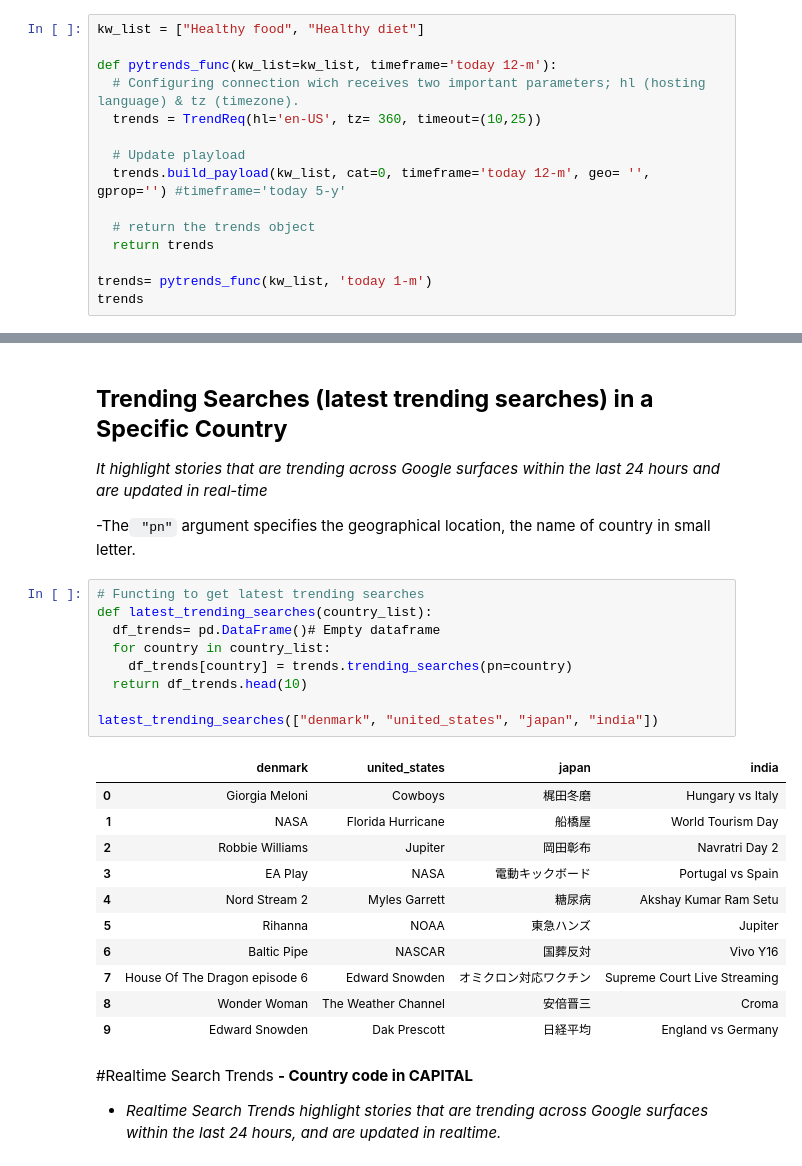
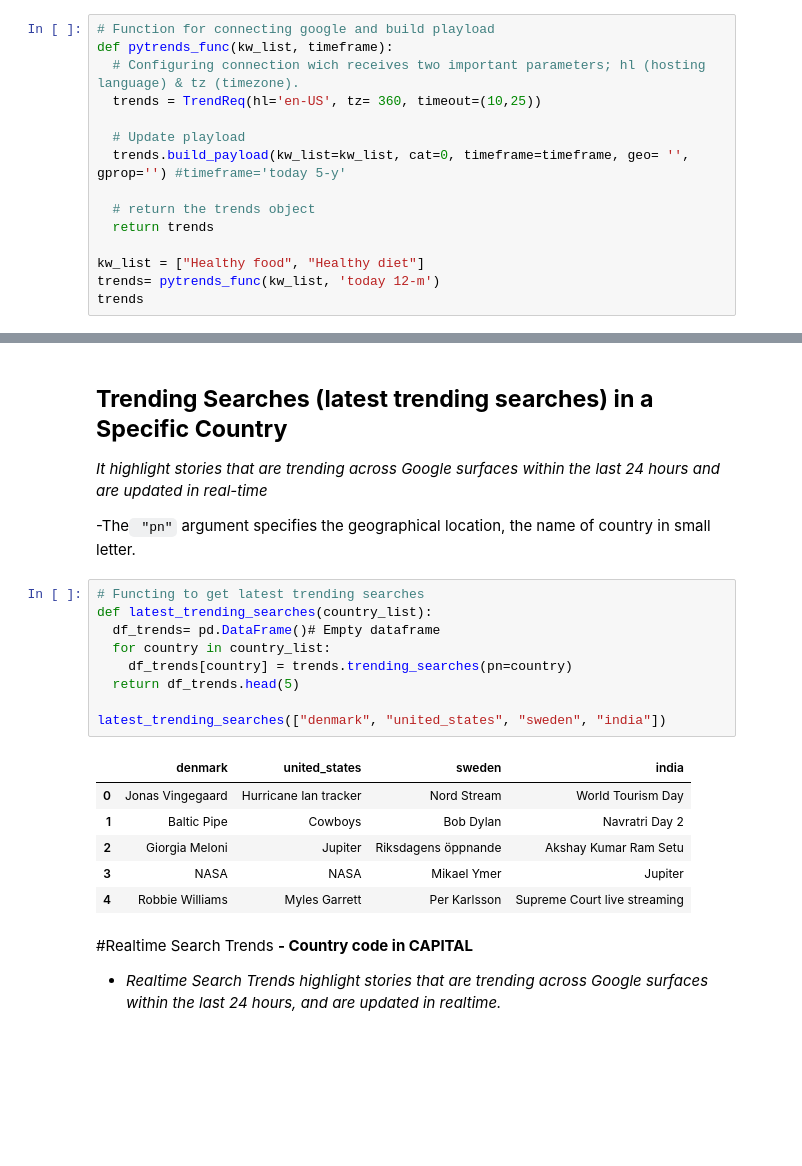
Before and after one commit to mrchapagain/GoogleTrendAnalytics, a Jupyter notebook: GoogleTrends.ipynb, the cells around one changed output, grey strips where cells are left out. Saved outputs shown, nothing was run; the diff lists cells and outputs as text; blank space fills up the shorter version.

```diff
--- a/GoogleTrends.ipynb
+++ b/GoogleTrends.ipynb
@@ -42,19 +42,19 @@ final_stopwords= en_stop.union(da_stop)
 
 *gprop:* What Google property to filter to fx. "image" or "news" default to web searches
 # %%
-kw_list = ["Healthy food", "Healthy diet"]
-
-def pytrends_func(kw_list=kw_list, timeframe='today 12-m'):
+# Function for connecting google and build playload
+def pytrends_func(kw_list, timeframe):
   # Configuring connection wich receives two important parameters; hl (hosting language) & tz (timezone).
   trends = TrendReq(hl='en-US', tz= 360, timeout=(10,25))
 
   # Update playload
-  trends.build_payload(kw_list, cat=0, timeframe='today 12-m', geo= '', gprop='') #timeframe='today 5-y'
+  trends.build_payload(kw_list=kw_list, cat=0, timeframe=timeframe, geo= '', gprop='') #timeframe='today 5-y'
 
   # return the trends object
   return trends
 
-trends= pytrends_func(kw_list, 'today 1-m')
+kw_list = ["Healthy food", "Healthy diet"]
+trends= pytrends_func(kw_list, 'today 12-m')
 trends
 # %% [output]
 <pytrends.request.TrendReq at 0x...>
@@ -260,24 +265,19 @@ gt_topics_ofthe_year()
 # %%
 # Functing to get latest trending searches
 def latest_trending_searches(country_list):
   df_trends= pd.DataFrame()# Empty dataframe
   for country in country_list:
     df_trends[country] = trends.trending_searches(pn=country)
-  return df_trends.head(10)
+  return df_trends.head(5)
 
-latest_trending_searches(["denmark", "united_states", "japan", "india"])
+latest_trending_searches(["denmark", "united_states", "sweden", "india"])
 # %% [output]
-|  | denmark | united_states | japan | india |
-| 0 | Giorgia Meloni | Cowboys | 梶田冬磨 | Hungary vs Italy |
-| 1 | NASA | Florida Hurricane | 船橋屋 | World Tourism Day |
-| 2 | Robbie Williams | Jupiter | 岡田彰布 | Navratri Day 2 |
-| 3 | EA Play | NASA | 電動キックボード | Portugal vs Spain |
-| 4 | Nord Stream 2 | Myles Garrett | 糖尿病 | Akshay Kumar Ram Setu |
-| 5 | Rihanna | NOAA | 東急ハンズ | Jupiter |
-| 6 | Baltic Pipe | NASCAR | 国葬反対 | Vivo Y16 |
-| 7 | House Of The Dragon episode 6 | Edward Snowden | オミクロン対応ワクチン | Supreme Court Live Streaming |
-| 8 | Wonder Woman | The Weather Channel | 安倍晋三 | Croma |
-| 9 | Edward Snowden | Dak Prescott | 日経平均 | England vs Germany |
+|  | denmark | united_states | sweden | india |
+| 0 | Jonas Vingegaard | Hurricane Ian tracker | Nord Stream | World Tourism Day |
+| 1 | Baltic Pipe | Cowboys | Bob Dylan | Navratri Day 2 |
+| 2 | Giorgia Meloni | Jupiter | Riksdagens öppnande | Akshay Kumar Ram Setu |
+| 3 | NASA | NASA | Mikael Ymer | Jupiter |
+| 4 | Robbie Williams | Myles Garrett | Per Karlsson | Supreme Court live streaming |
 # %% [markdown]
 #Realtime Search Trends
 **- Country code in CAPITAL**
```
Also changed, not shown: parts of 7 cells of this notebook.
